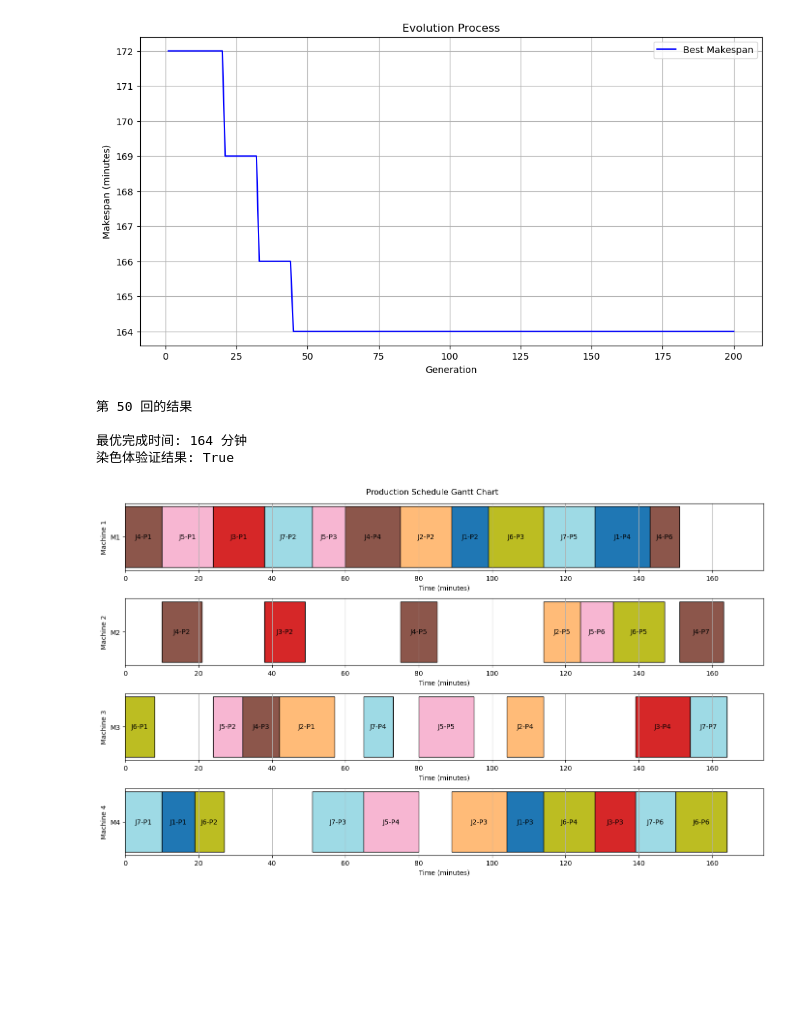
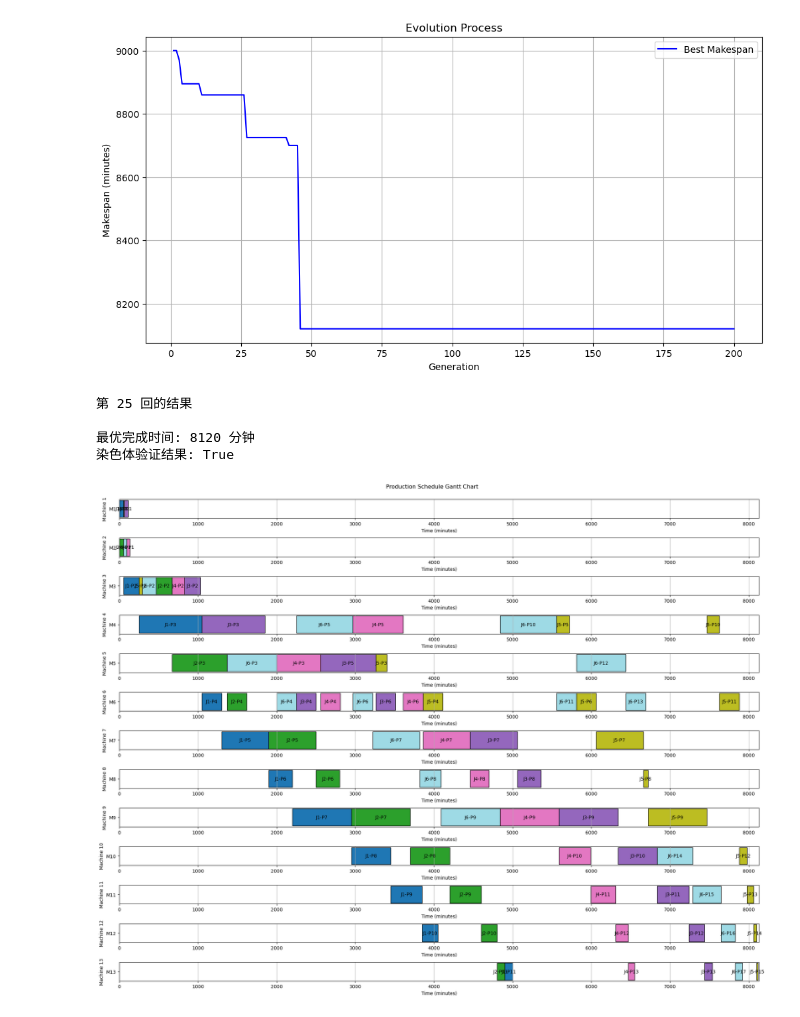
Before and after one commit to zakohao/open-hello-world, a Jupyter notebook: paper/fms-GA 2.0 .ipynb, the cells around one changed output. Drawn from its saved outputs; the diff is of its cells as text; code cells hidden in the pictures; blank space fills up the shorter version.

```diff
--- a/paper/fms-GA 2.0 .ipynb
+++ b/paper/fms-GA 2.0 .ipynb
@@ -45,7 +45,8 @@ def search_and_load_csv(folder_path, keyword):
         return pd.DataFrame()
 
 for i in np.arange(1,int(count)+1):# 使用例
-    folder = "D:\\pysrc\\wang_data\\jobset\\double normal\\j1[5,1],j2[8,1]\\p1[5,1],p2[8,1]\\machine[4]\\t1[10,1],t2[15,1]\\seed[3]"
+    folder = "D:\\pysrc\\wang_data\\jobset\\normal Printed Circuit Board\\odder_mean[10],odder_std_dev[2]\\lot_mean[3],lot_std_dev[1]\\machine[13]\\seed[3]"
+    #folder = "D:\\pysrc\\wang_data\\jobset\\double normal\\j1[5,1],j2[8,1]\\p1[5,1],p2[8,1]\\machine[4]\\t1[10,1],t2[15,1]\\seed[3]"
     keyword = ","+str(i)+"gene"  # キーワードを変わる
     globals()[f"df{i}"] = search_and_load_csv(folder, keyword)
 
@@ -374,7 +375,7 @@ def plot_gantt(chromosome):
         job_times[job_id] = end
         machine_times[machine] = end
 
-    plt.figure(figsize=(14, 8))
+    plt.figure(figsize=(20, 15))
     colors = plt.cm.get_cmap('tab20', len(jobs))
 
     for idx, machine in enumerate(sorted(schedule.keys())):
@@ -390,37 +391,37 @@ def plot_gantt(chromosome):
                 edgecolor='black'
             )
             plt.text(
                 x=(task['start'] + task['end'])/2,
                 y=f'M{machine+1}',
                 s=f'J{task["job"]}-P{task["step"]}',
                 va='center',
                 ha='center'
             )
 
         plt.xlabel('Time (minutes)')
         plt.ylabel(f'Machine {machine+1}')
         plt.xlim(0, chromosome.makespan() + 10)
         plt.grid(axis='x')
 
     plt.tight_layout()
     plt.suptitle('Production Schedule Gantt Chart', y=1.02)
     plt.show()
 
 # 运行算法
 best_solution = genetic_algorithm()
 
 # 输出结果
 print('第',ID,'回的结果')
 print(f"\n最优完成时间: {best_solution.makespan()} 分钟")
 print("染色体验证结果:", best_solution.validate())
 plot_gantt(best_solution)
 # %% [output]
-[figure, old version]
+[figure, new version]
-第 50 回的结果
+第 25 回的结果
 
-最优完成时间: 164 分钟
+最优完成时间: 8120 分钟
 染色体验证结果: True
-[figure, old version]
+[figure, new version]
 # %%
 print(time_matrix)
 print(machine_matrix)
```
Also changed, not shown: parts of 5 cells of this notebook.
